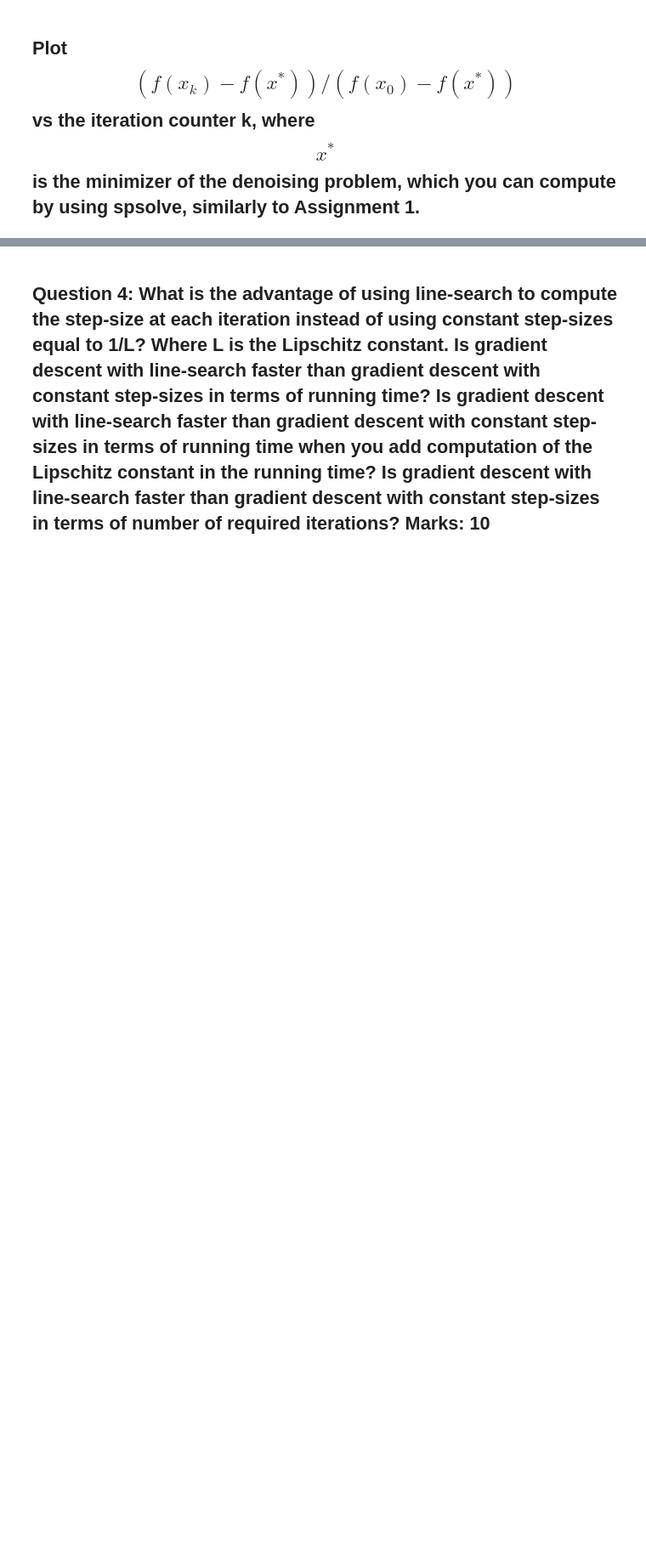
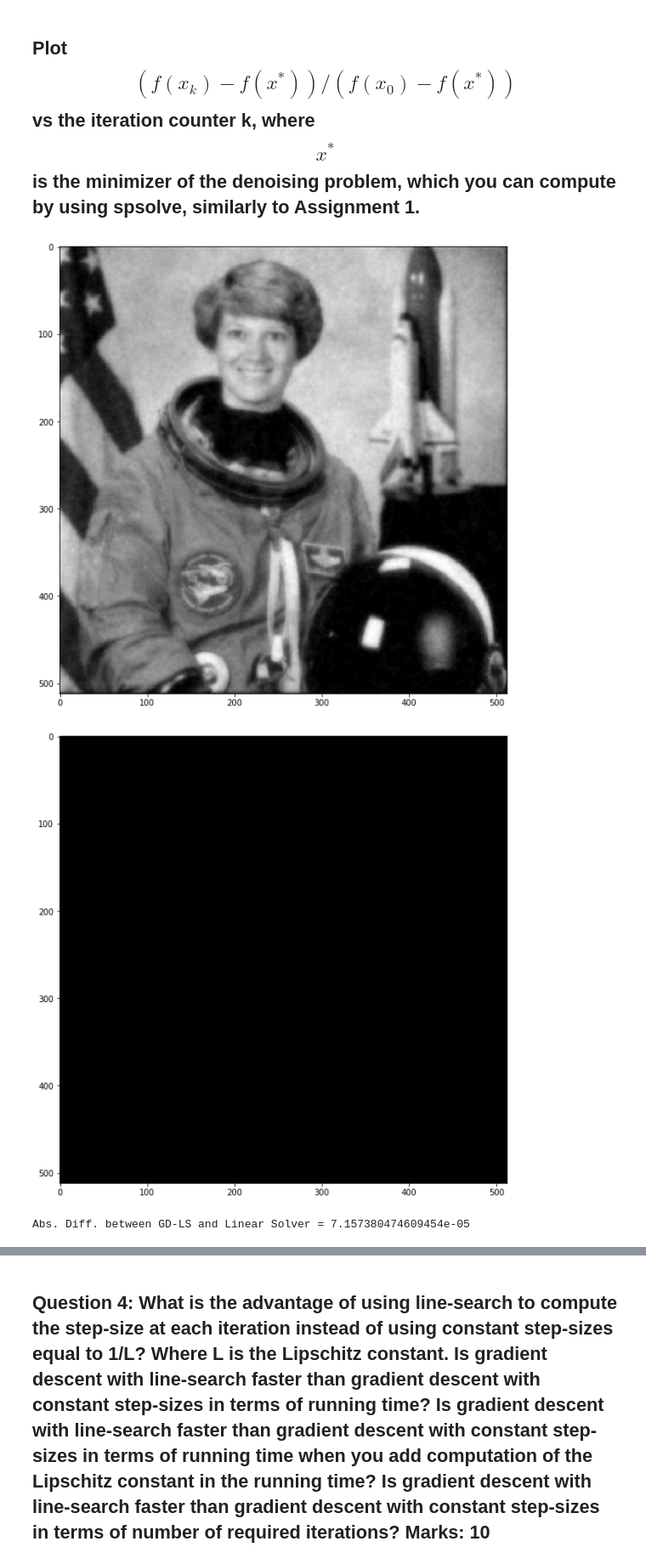
Before and after one commit to oattia/optmization4ML, a Jupyter notebook: assignment_2.ipynb, the cells around one changed output, grey strips where cells are left out. Shown at 85% size. Cells and saved outputs as stored; diff of their text form; code cells hidden in the pictures; blank space fills up the shorter version.

```diff
--- a/assignment_2.ipynb
+++ b/assignment_2.ipynb
@@ -188,3 +260,7 @@ max_iterations = 2000
 
 # Set x0 equal to the vectorized noisy image.
 # Write your code here.
+optimized_gd_ls, f_vals_ls = gradient_descent_ls(x0=noisy_image_vec,
+                                                 lambda_=lambda_,
+                                                 epsilon=epsilon,
+                                                 max_iterations=max_iterations)
@@ -191,17 +285,34 @@ max_iterations = 2000
 # %% [markdown]
 ## Plot $$(f(x_k) - f(x^*)) / (f(x_0) - f(x^*))$$ vs the iteration counter k, where $$x^*$$ is the minimizer of the denoising problem, which you can compute by using spsolve, similarly to Assignment 1.
 # %%
-# Plot the rellative objective function vs number of iterations.
+# Plot the relative objective function vs number of iterations.
 
 # Write your code here.
 
-# Here is an example code
+# Plot the rellative objective function vs number of iterations.
+rate_ls = (f_vals_ls - f_star) / (f_vals_ls[0] - f_star)
+
+denoised_image_gd_ls = optimized_gd_ls.toarray().reshape((m, n), order='F')
+plt.figure(1, figsize=(10, 10))
+plt.imshow(denoised_image_gd_ls, cmap='gray', vmin=0, vmax=255)
+plt.show()
+
+diff_ls = denoised_image_gd_ls - denoised_image_star
+plt.figure(1, figsize=(10, 10))
+plt.imshow(diff_ls, cmap='gray', vmin=0, vmax=255)
+plt.show()
+
+print(f"Abs. Diff. between GD-LS and Linear Solver = {np.abs(diff_ls).max()}")
 
 fig = plt.figure(figsize=(8, 6))
-plt.plot(store_data_for_plotting, label=("Gradient descent"), linewidth=5.0, color ="red")
+plt.plot(rate_ls, label=("Gradient descent + Lipschitz"), linewidth=5.0, color ="black")
 
 plt.legend(prop={'size': 20},loc="upper right")
 plt.xlabel("iteration $k$", fontsize=25)
 plt.ylabel("Rellative distance to opt.", fontsize=25)
 plt.grid(linestyle='dashed')
 plt.show()
+# %% [output]
+[figure, added]
+[figure, added]
+Abs. Diff. between GD-LS and Linear Solver = 7.157380474609454e-05
```
Also changed, not shown: parts of 15 cells of this notebook, 1 other file.
